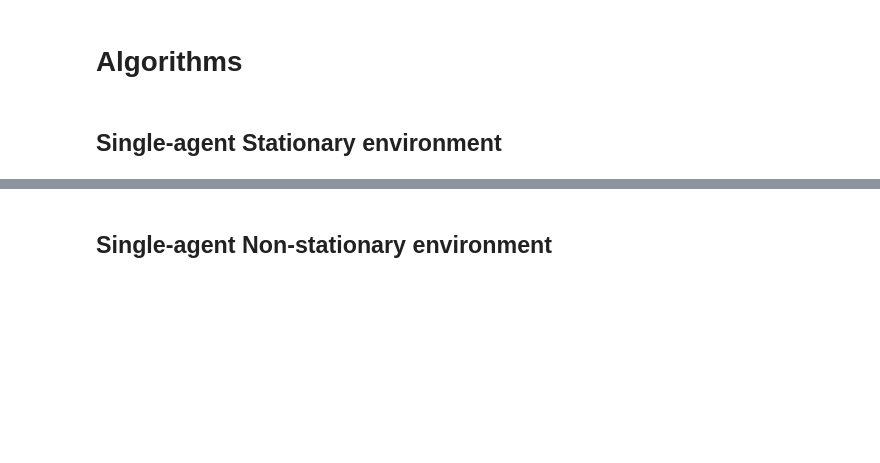
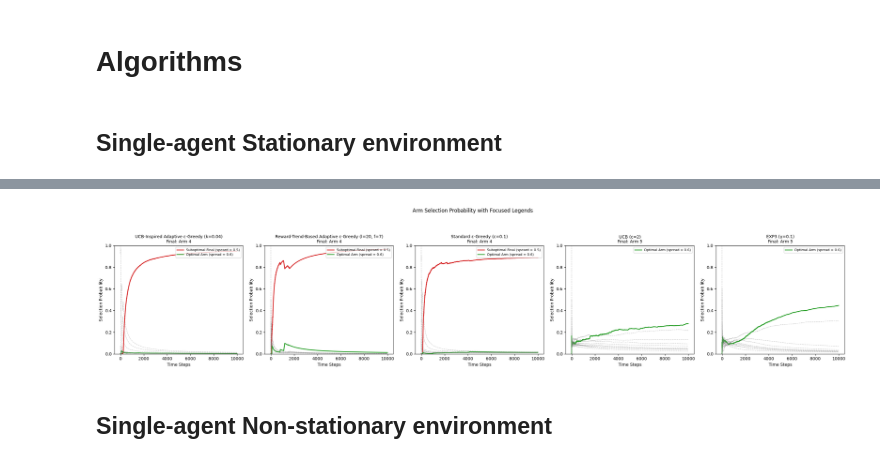
Before and after one commit to jessie-1001/RS-PROJECT, a Jupyter notebook: New_Algorithm_in_OTC.ipynb, the cells around one changed output, grey strips where cells are left out. Drawn from its saved outputs; the diff is of its cells as text; code cells hidden in the pictures; blank space fills up the shorter version.

```diff
--- a/New_Algorithm_in_OTC.ipynb
+++ b/New_Algorithm_in_OTC.ipynb
@@ -348,3 +349,71 @@ plt.show()
+# %%
+# ==========================
+# Visualization: Arm Selection Probability with Focused Legends (FIXED)
+# ==========================
+plt.figure(figsize=(25, 5))
+
+# Calculate optimal arm once
+expected_rewards = [s * env.get_execution_prob(s) for s in env.spreads]
+optimal_arm = np.argmax(expected_rewards)
+
+for idx, (algo_label, (_, _, spread_history)) in enumerate(results.items()):  # Changed variable name
+    plt.subplot(1, 5, idx+1)
+
+    # Find algorithm's most selected arm
+    final_arm = np.bincount(spread_history).argmax()
+    is_suboptimal = (final_arm != optimal_arm)
+
+    # Convert to probability trajectories
+    spread_history = np.array(spread_history)
+    prob_curves = []
+    handles, labels = [], []
+
+    for arm_idx in range(num_arms):
+        is_selected = (spread_history == arm_idx).astype(float)
+        cum_prob = np.cumsum(is_selected) / (np.arange(len(spread_history)) + 1)
+        prob_curves.append(cum_prob)
+
+    # Plot with legend tracking
+    for arm_idx, curve in enumerate(prob_curves):
+        color = 'gray'
+        alpha = 0.4
+        ls = '--'
+        lw = 1
+        legend_label = None  # Changed variable name
+
+        if arm_idx == optimal_arm:
+            color = '#2ca02c'
+            alpha = 1
+            ls = '-'
+            lw = 2
+            legend_label = f'Optimal Arm (spread = {spreads[optimal_arm]})'
+        elif arm_idx == final_arm and is_suboptimal:
+            color = '#d62728'
+            alpha = 1
+            ls = '-'
+            lw = 2
+            legend_label = f'Suboptimal Final (speard = {spreads[final_arm]})'
+
+        line = plt.plot(curve, lw=lw, color=color,
+                       linestyle=ls, alpha=alpha)
+
+        if legend_label:  # Only collect non-None labels
+            handles.append(line[0])
+            labels.append(legend_label)
+
+    # Use original algorithm label for title
+    plt.title(f"{algo_label}\nFinal: Arm {final_arm}", fontsize=10)  # Changed variable
+    plt.xlabel('Time Steps')
+    plt.ylabel('Selection Probability')
+    plt.ylim(0, 1)
+    if handles:  # Only add legend if we have entries
+        plt.legend(handles, labels, loc='upper right', fontsize=8)
+
+plt.suptitle('Arm Selection Probability with Focused Legends', y=1.08)
+plt.tight_layout()
+plt.show()
+# %% [output]
+[figure, added]
 # %% [markdown]
 ## Single-agent Non-stationary environment
 # %%
```
Also changed, not shown: parts of 3 cells of this notebook, 1 other file.
